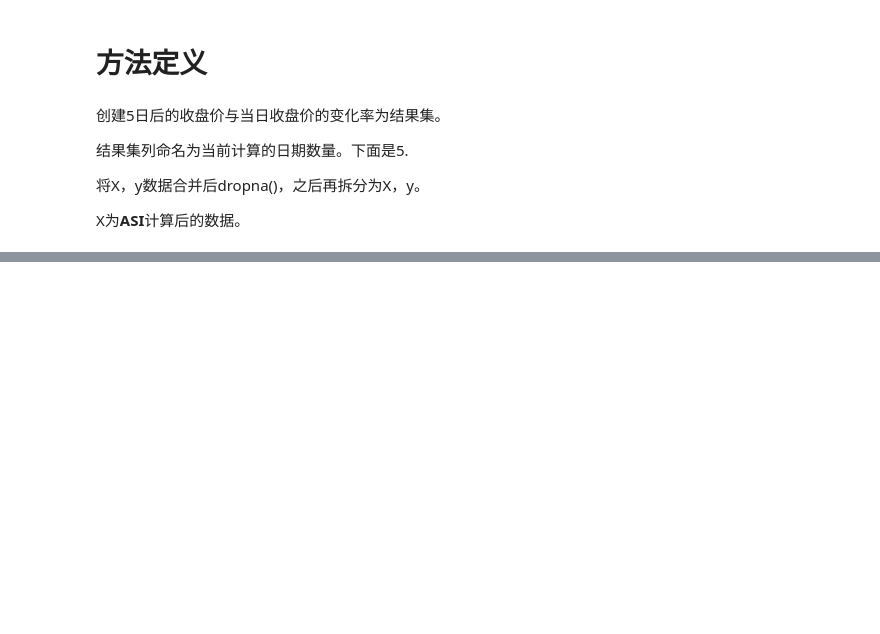
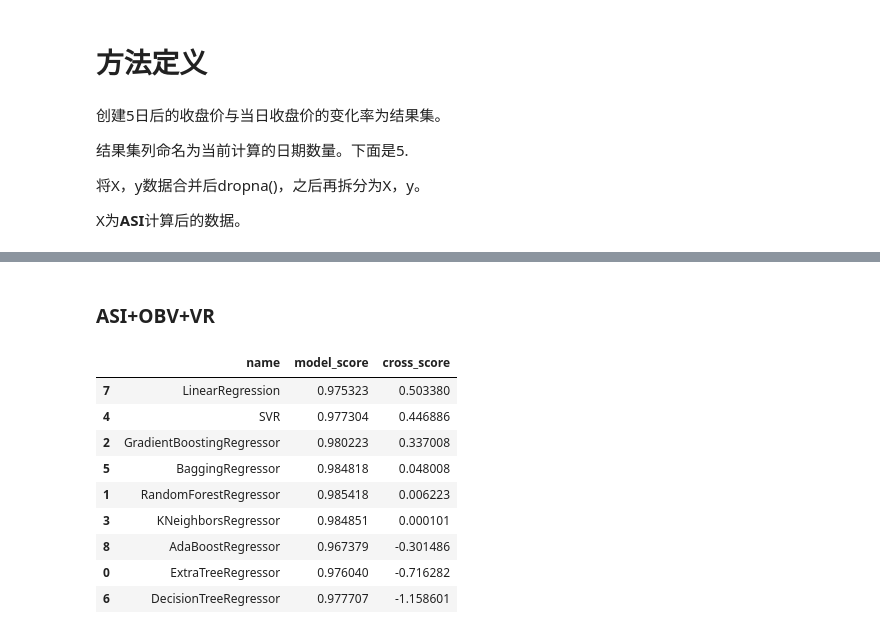
Before and after one commit to GuQiangJS/finance_ai_py, a Jupyter notebook: samples/Untitled Folder/未命名.ipynb, the cells around one changed output, grey strips where cells are left out. Cells and saved outputs as stored; diff of their text form; code cells hidden in the pictures; blank space fills up the shorter version.

```diff
--- a/samples/Untitled Folder/未命名.ipynb
+++ b/samples/Untitled Folder/未命名.ipynb
@@ -154,0 +198,21 @@ cross_validate(X,y)
+# %% [markdown]
+### ASI+OBV+VR
+# %%
+append_data = min_max_sclar(
+    QA.QA_indicator_ASI(data)
+    .join(QA.QA_indicator_OBV(data))
+    .join(QA.QA_indicator_VR(data).drop(columns=['a', 'b']))
+    )
+X, y = create_xy(data, append_data, days=5,reserve_cols=['close'])
+cross_validate(X, y)
+# %% [output]
+|  | name | model_score | cross_score |
+| 7 | LinearRegression | 0.975323 | 0.503380 |
+| 4 | SVR | 0.977304 | 0.446886 |
+| 2 | GradientBoostingRegressor | 0.980223 | 0.337008 |
+| 5 | BaggingRegressor | 0.984818 | 0.048008 |
+| 1 | RandomForestRegressor | 0.985418 | 0.006223 |
+| 3 | KNeighborsRegressor | 0.984851 | 0.000101 |
+| 8 | AdaBoostRegressor | 0.967379 | -0.301486 |
+| 0 | ExtraTreeRegressor | 0.976040 | -0.716282 |
+| 6 | DecisionTreeRegressor | 0.977707 | -1.158601 |
```
Also changed, not shown: parts of 36 cells of this notebook.
